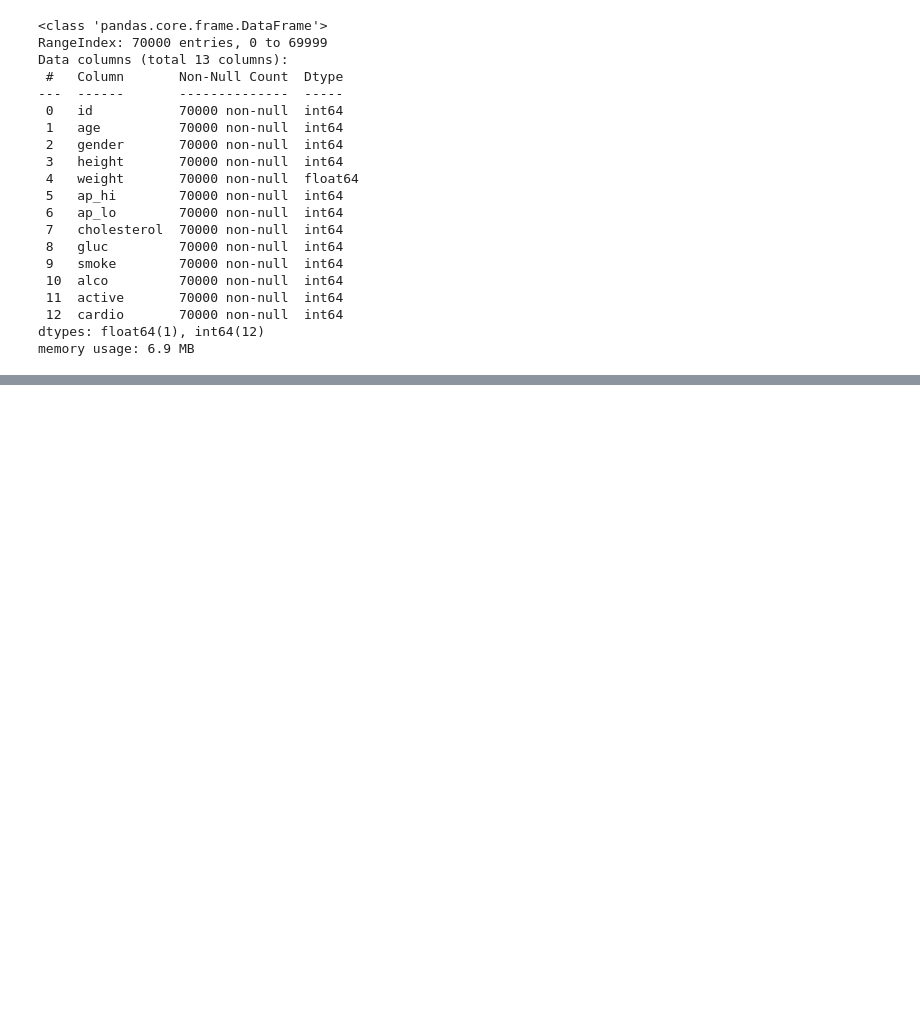
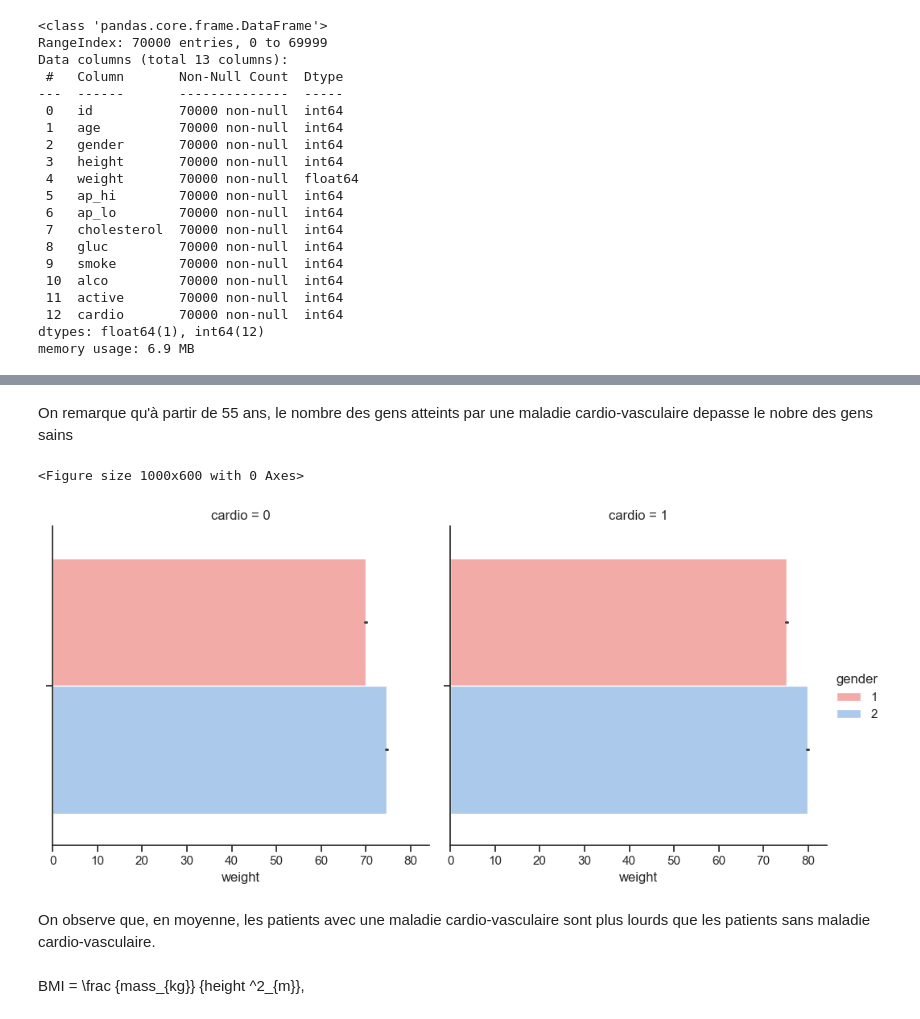
Before and after one commit to OussamaLay/maladie-cardiovasculaire, a Jupyter notebook: cardio.ipynb, the cells around one changed output, grey strips where cells are left out. Cells and saved outputs as stored; diff of their text form; code cells hidden in the pictures; blank space fills up the shorter version.

```diff
--- a/cardio.ipynb
+++ b/cardio.ipynb
@@ -49,0 +106,15 @@ data.describe()
+# %% [markdown]
+On remarque qu'à partir de 55 ans, le nombre des gens atteints par une maladie cardio-vasculaire depasse le nobre des gens sains
+# %%
+plt.figure(figsize=(10, 6))
+
+sns.catplot(x="weight", hue="gender", col="cardio", data=data, kind='bar', palette=["r", "b"])
+
+plt.show()
+# %% [output]
+<Figure size 1000x600 with 0 Axes>
+[figure, added]
+# %% [markdown]
+On observe que, en moyenne, les patients avec une maladie cardio-vasculaire sont plus lourds que les patients sans maladie cardio-vasculaire.
+# %% [markdown]
+BMI = \frac {mass_{kg}} {height ^2_{m}},
```
Also changed, not shown: parts of 11 cells of this notebook.
